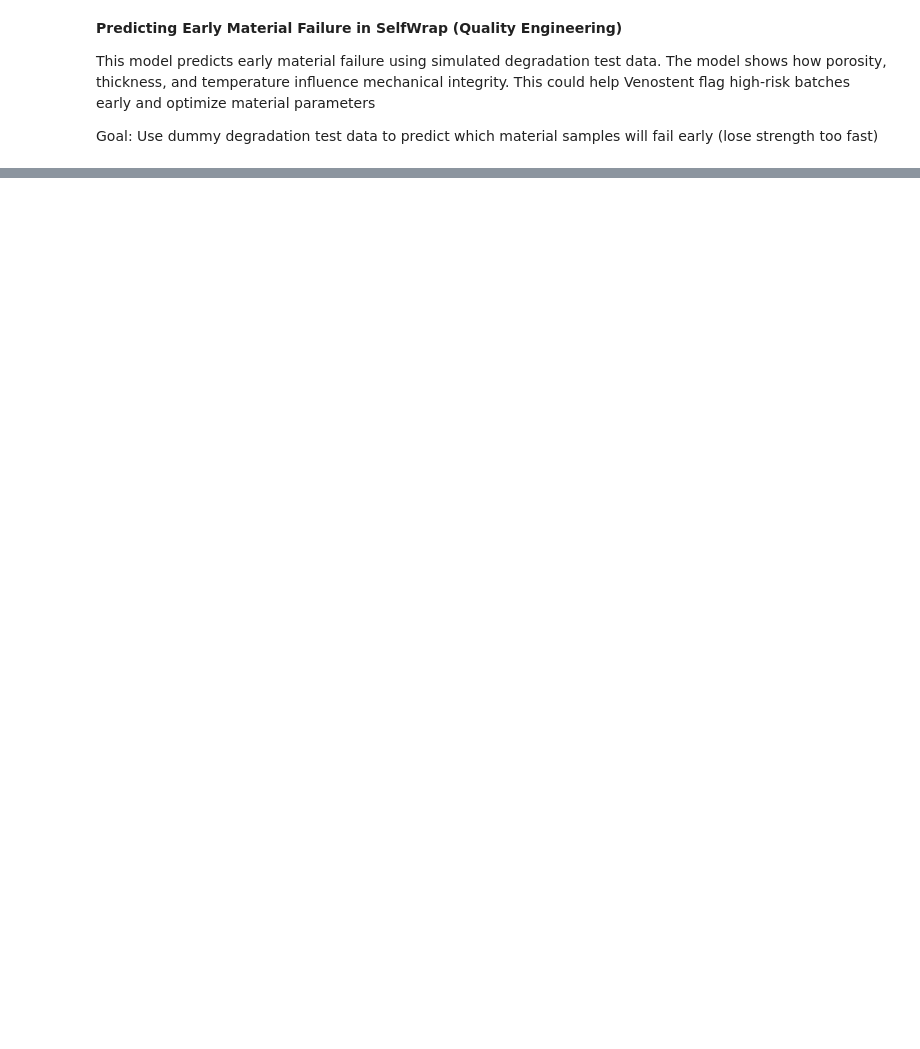
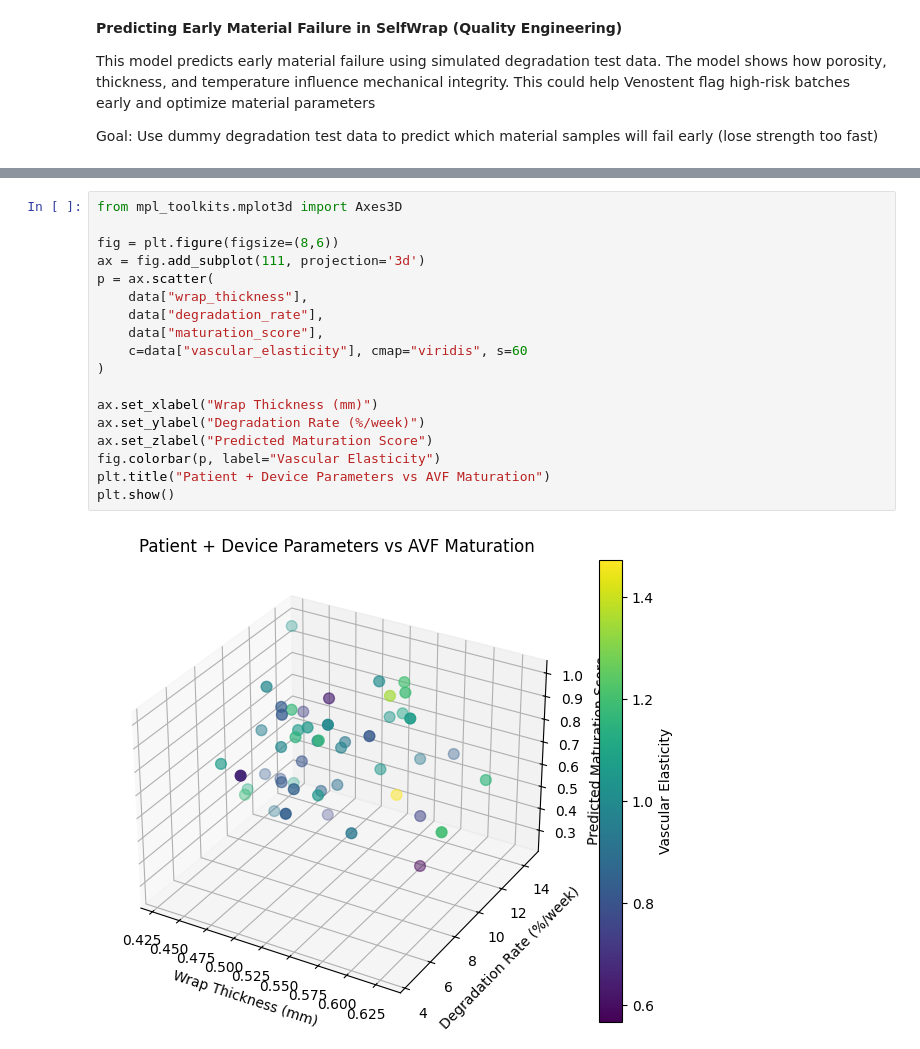
Before and after one commit to varshacode01/varshacode01, a Jupyter notebook: SelfWrap_Material_Failure_Predictor.ipynb, the cells around one changed output, grey strips where cells are left out. Drawn from its saved outputs; the diff is of its cells as text; blank space fills up the shorter version.

```diff
--- a/SelfWrap_Material_Failure_Predictor.ipynb
+++ b/SelfWrap_Material_Failure_Predictor.ipynb
@@ -61,0 +191,20 @@ plt.show()
+# %%
+from mpl_toolkits.mplot3d import Axes3D
+
+fig = plt.figure(figsize=(8,6))
+ax = fig.add_subplot(111, projection='3d')
+p = ax.scatter(
+    data["wrap_thickness"],
+    data["degradation_rate"],
+    data["maturation_score"],
+    c=data["vascular_elasticity"], cmap="viridis", s=60
+)
+
+ax.set_xlabel("Wrap Thickness (mm)")
+ax.set_ylabel("Degradation Rate (%/week)")
+ax.set_zlabel("Predicted Maturation Score")
+fig.colorbar(p, label="Vascular Elasticity")
+plt.title("Patient + Device Parameters vs AVF Maturation")
+plt.show()
+# %% [output]
+[figure, added]
```
Also changed, not shown: parts of 7 cells of this notebook.
